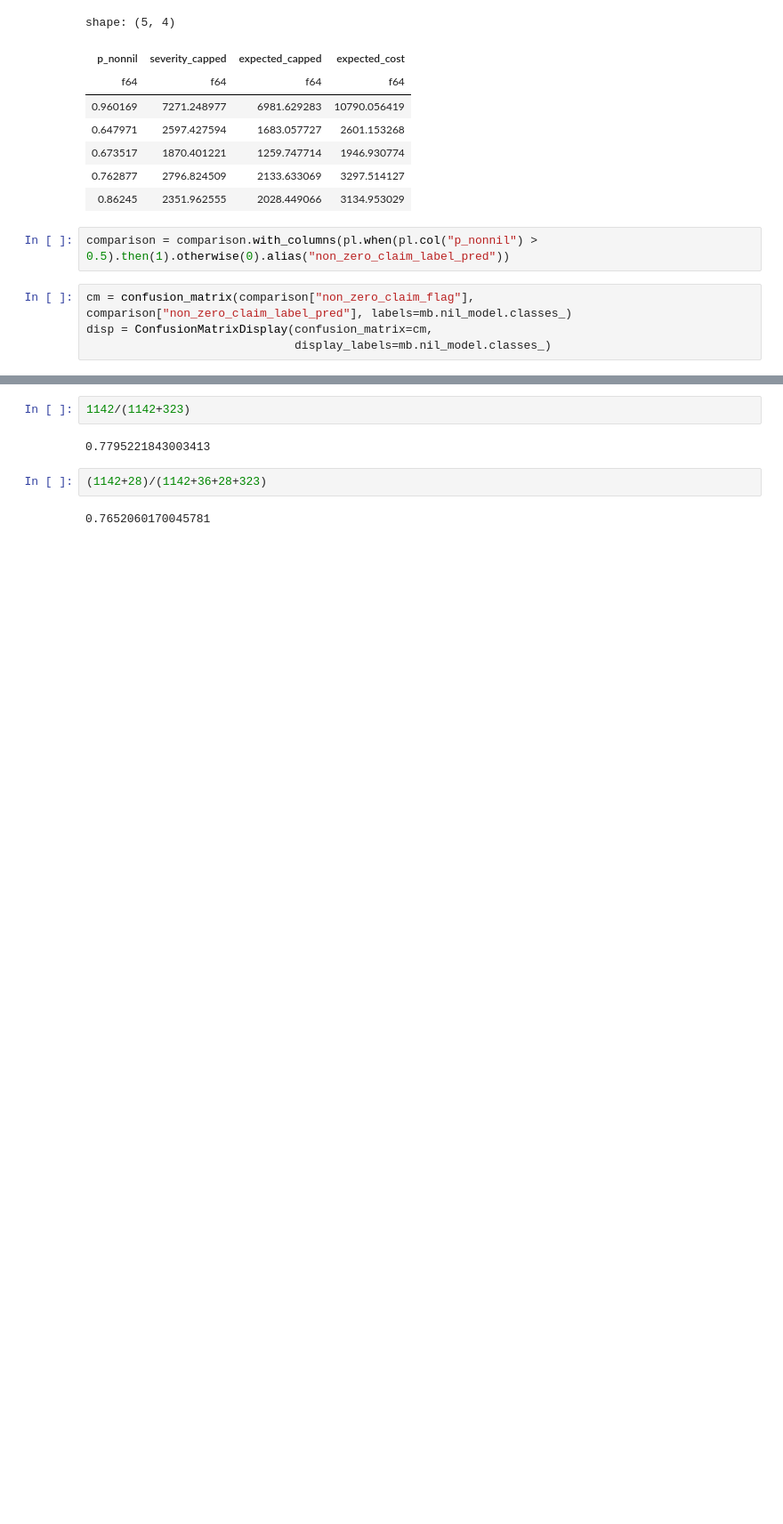
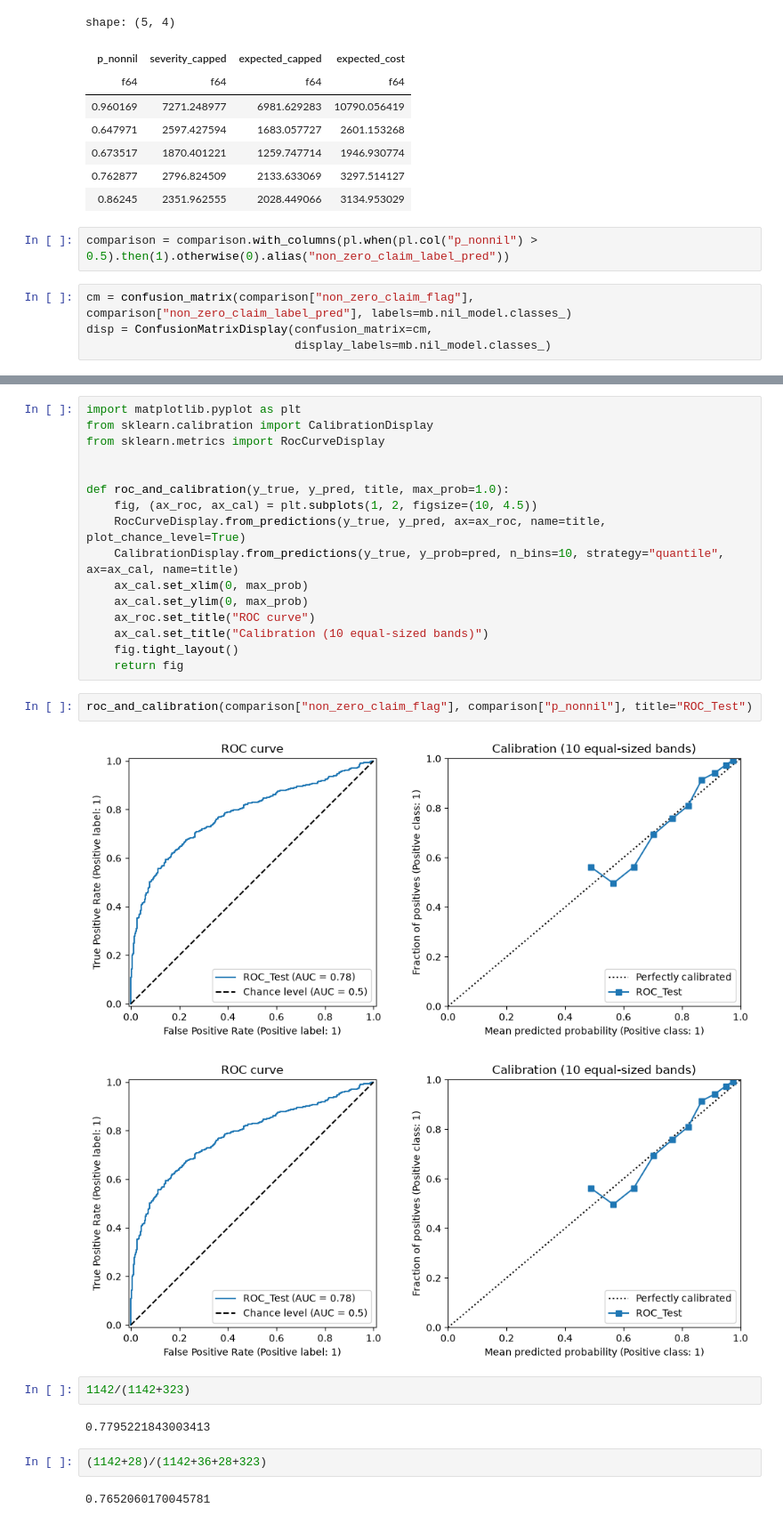
Before and after one commit to John2Wragg/Practice_Solution, a Jupyter notebook: Model_Evaluation/model_eval_test.ipynb, the cells around one changed output, grey strips where cells are left out. Shown at 89% size. Cells and saved outputs as stored; diff of their text form; blank space fills up the shorter version.

Commit message:
roc and EUL metrics

```diff
--- a/Model_Evaluation/model_eval_test.ipynb
+++ b/Model_Evaluation/model_eval_test.ipynb
@@ -186,3 +197,24 @@ disp = ConfusionMatrixDisplay(confusion_matrix=cm,
+# %%
+import matplotlib.pyplot as plt
+from sklearn.calibration import CalibrationDisplay
+from sklearn.metrics import RocCurveDisplay
+
+
+def roc_and_calibration(y_true, y_pred, title, max_prob=1.0):
+    fig, (ax_roc, ax_cal) = plt.subplots(1, 2, figsize=(10, 4.5))
+    RocCurveDisplay.from_predictions(y_true, y_pred, ax=ax_roc, name=title, plot_chance_level=True)
+    CalibrationDisplay.from_predictions(y_true, y_prob=pred, n_bins=10, strategy="quantile", ax=ax_cal, name=title)
+    ax_cal.set_xlim(0, max_prob)
+    ax_cal.set_ylim(0, max_prob)
+    ax_roc.set_title("ROC curve")
+    ax_cal.set_title("Calibration (10 equal-sized bands)")
+    fig.tight_layout()
+    return fig
+# %%
+roc_and_calibration(comparison["non_zero_claim_flag"], comparison["p_nonnil"], title="ROC_Test")
+# %% [output]
+[figure, added]
+[figure, added]
 # %%
 1142/(1142+323)
 # %% [output]
```
Also changed, not shown: parts of 5 cells of this notebook, 2 other files.
